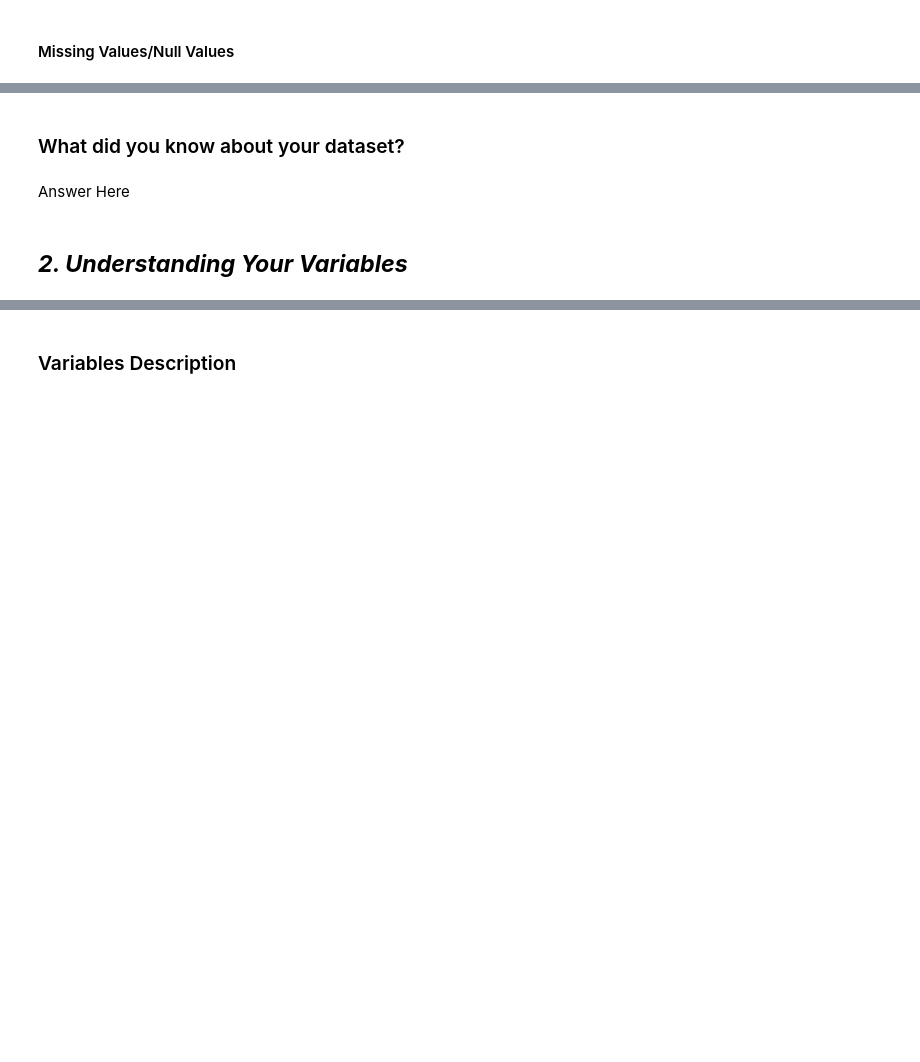
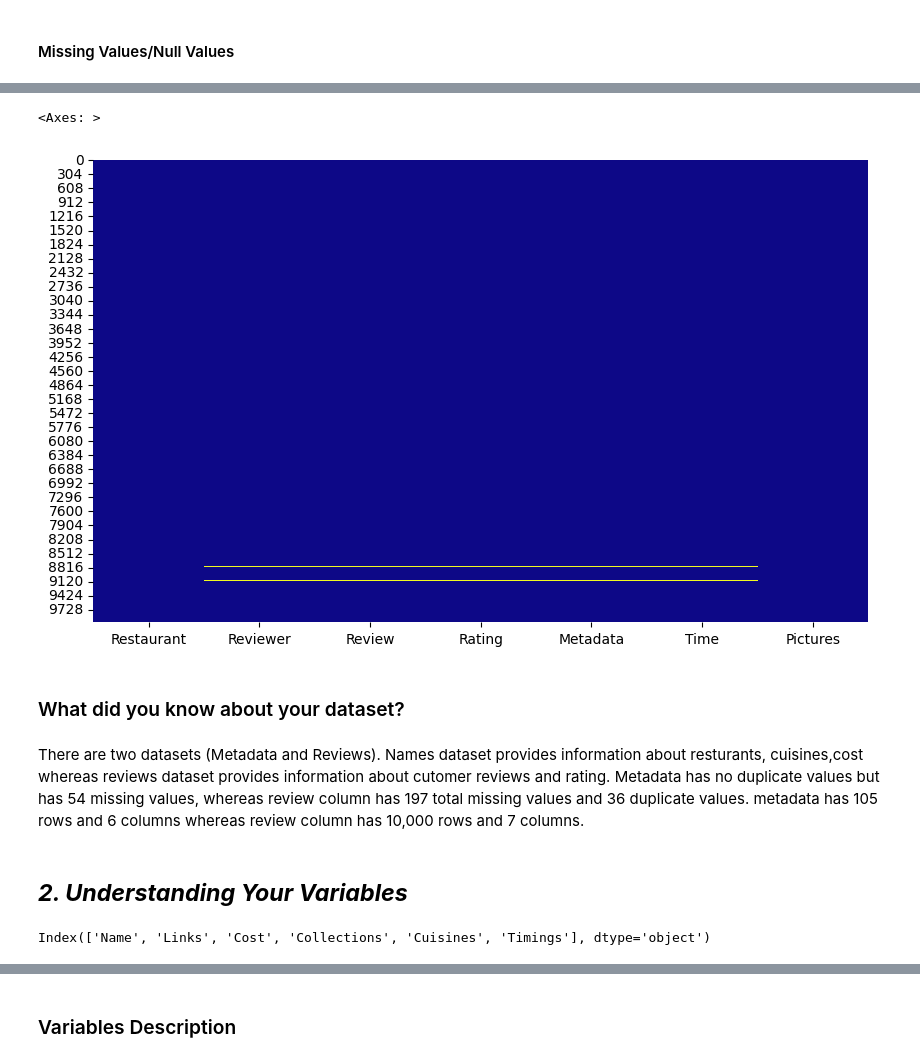
Before and after one commit to adityapatil4141/Zomato-restaurant-clustering-and-sentiment-analysis, a Jupyter notebook: ZOMATO_RESTAURANT_CLUSTERING_AND_SENTIMENT_ANALYSIS.ipynb, the cells around one changed output, grey strips where cells are left out. Saved outputs shown, nothing was run; the diff lists cells and outputs as text; code cells hidden in the pictures; blank space fills up the shorter version.

```diff
--- a/ZOMATO_RESTAURANT_CLUSTERING_AND_SENTIMENT_ANALYSIS.ipynb
+++ b/ZOMATO_RESTAURANT_CLUSTERING_AND_SENTIMENT_ANALYSIS.ipynb
@@ -121,8 +206,17 @@ df_reviews = pd.read_csv("")
+# %%
+plt.figure(figsize=(10,6))
+sns.heatmap(df_reviews.isnull(),cmap='plasma',cbar=False,annot=False)
+# %% [output]
+<Axes: >
+[figure, added]
 # %% [markdown]
 ### What did you know about your dataset?
-# %% [markdown]
-Answer Here
+# %% [markdown]
+There are two datasets (Metadata and Reviews). Names dataset provides information about resturants, cuisines,cost whereas reviews dataset provides information about cutomer reviews and rating. Metadata has no duplicate values but has 54 missing values, whereas review column has 197 total missing values and 36 duplicate values. metadata has 105 rows and 6 columns whereas review column has 10,000 rows and 7 columns.
 # %% [markdown]
 ## ***2. Understanding Your Variables***
 # %%
 # Dataset Columns
+df_names.columns
+# %% [output]
+Index(['Name', 'Links', 'Cost', 'Collections', 'Cuisines', 'Timings'], dtype='object')
```
Also changed, not shown: parts of 38 cells of this notebook.
